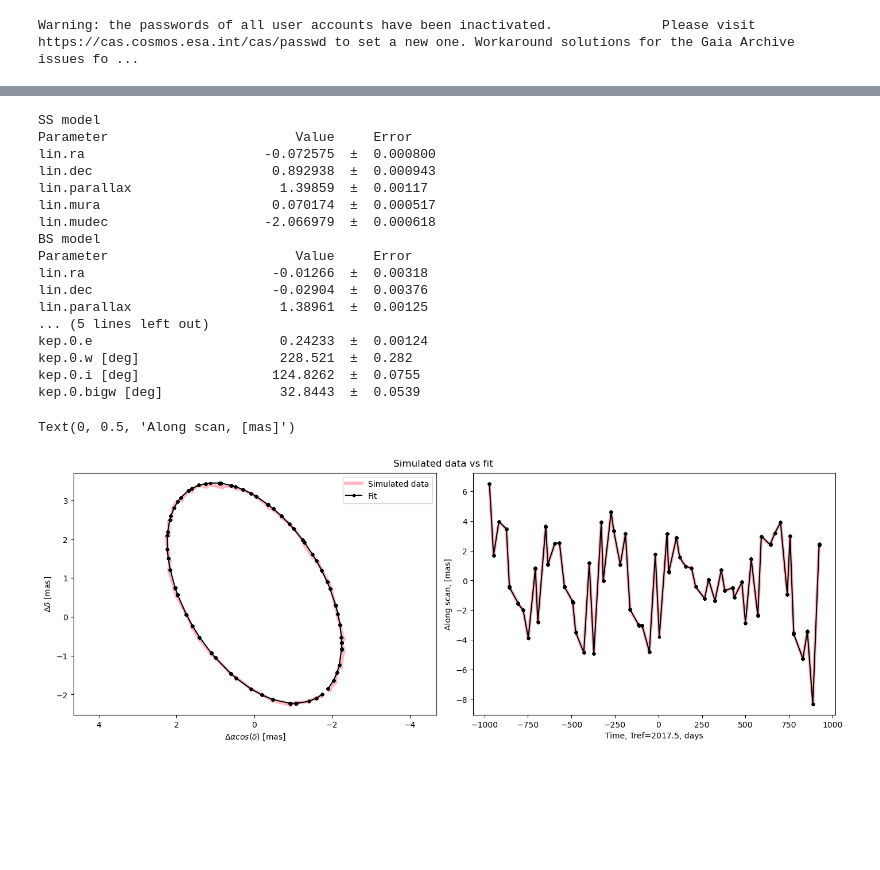
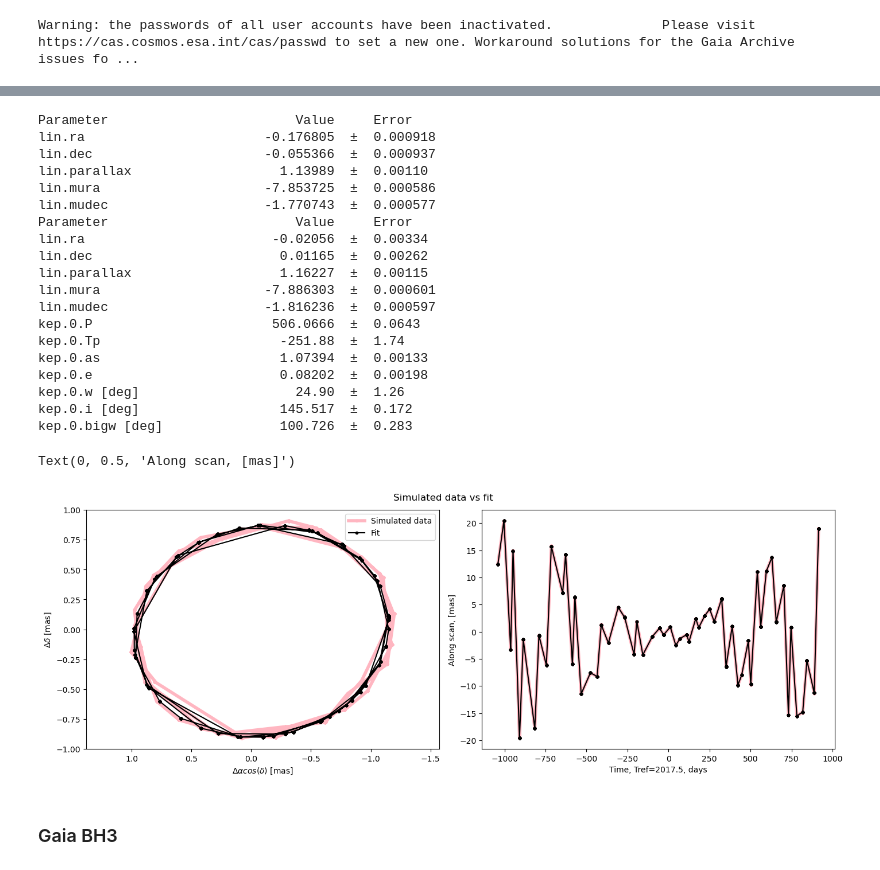
Before and after one commit to katsivkova/simbinary, a Jupyter notebook: examples/example.ipynb, the cells around one changed output, grey strips where cells are left out. Cells and saved outputs as stored; diff of their text form; code cells hidden in the pictures; blank space fills up the shorter version.

Commit message:
jupiter notebook update

```diff
--- a/examples/example.ipynb
+++ b/examples/example.ipynb
@@ -17,23 +11,22 @@ Warning: the passwords of all user accounts have been inactivated.
 # %%
-params = {'Object': 'V1334 Cyg', #simbad resolved name
+params = {'Object': 'S Mus', #simbad resolved name
 # 'id3': 11111..., if no gaia resolved name, write gaia dr3 id here
  'type': 'cepheid', # can be 'binary' or 'BH'
- 'P': 1932.8,
- 'a': 8.54,
- 'e': 0.233,
- 'i': 124.94,
- 'Omega': 213.17,
- 'w': 229.8,
- 'T0': 2453316.75,
- 'q': 0.942,
- 'pll': 1.388,
- 'Vcomp': 7.99 # mandatory for types cepheid and binary
+ 'P': 506.3,
+ 'a': 2.95,
+ 'e': 0.088,
+ 'i': 144.7,
+ 'Omega': 99.6,
+ 'w': 194.8,
+ 'T0': 2457165.9,
+ 'q': 0.885,
+ 'pll': 1.167,
+ 'Vcomp': 8.2 # mandatory for types cepheid and binary
 }
 # %%
-sb = sim.SimBinary(params, DataRelease = 4) # DataRelease from 1 to 5
+sb = SimBinary(params, DataRelease = 4) # DataRelease from 1 to 5
 
-w_bs = sb.SimDR4() # simulated along scan points
-sim_astrometry = sb.get_dataframe(data_dir) # a dataframe
+sim_astrometry = sb.get_dataframe() # a dataframe with Gaia-like data
 # %% [output]
 Gaia DR3 ID added with Simbad
 RA/DEC coordinates added with Gaia DR3
@@ -52,45 +49,50 @@ sb.PlotSim(plot_dir) # plot. plot_dir is optional
 # %%
-nt = sim.notebookDR4(params['Object'], sb.id3) # initialize fitting
-nt.load_dataframe(sim_astrometry) # give data to fit
-fit_parameters = nt.fitthething(fit_dir) # fit. fit_dir is optional
+fG = fitGaia(params['Object'], DataRelease=4) # initialize fitting
+fG.load_dataframe(sim_astrometry) # give data to fit, can be a dataframe from simulations or a file
+# fG.load_file(self, filename_to_use) if needed from a file
+fit_parameters = fG.fit_kepmodel() # fit using kepmodel. fit_dir to save resulting parameters
 # %% [output]
-SS model
 Parameter                        Value     Error
-lin.ra                       -0.072575  ±  0.000800
-lin.dec                       0.892938  ±  0.000943
-lin.parallax                   1.39859  ±  0.00117
-lin.mura                      0.070174  ±  0.000517
-lin.mudec                    -2.066979  ±  0.000618
-BS model
+lin.ra                       -0.176805  ±  0.000918
+lin.dec                      -0.055366  ±  0.000937
+lin.parallax                   1.13989  ±  0.00110
+lin.mura                     -7.853725  ±  0.000586
+lin.mudec                    -1.770743  ±  0.000577
 Parameter                        Value     Error
-lin.ra                        -0.01266  ±  0.00318
-lin.dec                       -0.02904  ±  0.00376
-lin.parallax                   1.38961  ±  0.00125
-... (5 lines left out)
-kep.0.e                        0.24233  ±  0.00124
-kep.0.w [deg]                  228.521  ±  0.282
-kep.0.i [deg]                 124.8262  ±  0.0755
-kep.0.bigw [deg]               32.8443  ±  0.0539
+lin.ra                        -0.02056  ±  0.00334
+lin.dec                        0.01165  ±  0.00262
+lin.parallax                   1.16227  ±  0.00115
+lin.mura                     -7.886303  ±  0.000601
+lin.mudec                    -1.816236  ±  0.000597
+kep.0.P                       506.0666  ±  0.0643
+kep.0.Tp                       -251.88  ±  1.74
+kep.0.as                       1.07394  ±  0.00133
+kep.0.e                        0.08202  ±  0.00198
+kep.0.w [deg]                    24.90  ±  1.26
+kep.0.i [deg]                  145.517  ±  0.172
+kep.0.bigw [deg]               100.726  ±  0.283
 # %%
-w_fit = nt.keplerian_model.model() # fitted along scan
-ra_fit, dec_fit = sim.orbit2(fit_parameters, sb.reltimes.value) # fitted
-ra_ph, dec_ph = sb.ra_ph, sb.dec_ph # sim data
+w_fit = fG.keplerian_model.model() # fitted along scan
+ra_fit, dec_fit = sb.orbit(fit_parameters, sb.reltimes) # fitted
+ra_ph, dec_ph = sb.Data['ra_ph'], sb.Data['dec_ph'] # photocentric orbit
 
 fig, axs = plt.subplots(1,2, figsize=(14, 5), constrained_layout=True)
 ax1, ax2 = axs
 fig.suptitle('Simulated data vs fit')
 ax1.plot(ra_ph, dec_ph, label = 'Simulated data', marker='.', lw = 4, color='lightpink')
 ax1.plot(ra_fit, dec_fit, label = 'Fit', marker='.', color = 'black')
 ax1.set_aspect('equal', adjustable='datalim')
 ax1.xaxis.set_inverted(True)
 ax1.set_xlabel(r'$\Delta \alpha cos(\delta)$ [mas]')
 ax1.set_ylabel(r'$\Delta \delta$ [mas]')
 ax1.legend()
 
-ax2.plot(sb.reltimes.value, w_bs, marker='.', lw = 4, color='lightpink')
-ax2.plot(sb.reltimes.value, w_fit, marker='.', color = 'black')
+ax2.plot(sb.reltimes, sb.w_bs, marker='.', lw = 4, color='lightpink')
+ax2.plot(sb.reltimes, w_fit, marker='.', color = 'black')
 ax2.set_xlabel(f'Time, Tref={sb.Tref}, days')
 ax2.set_ylabel('Along scan, [mas]')
 # %% [output]
 Text(0, 0.5, 'Along scan, [mas]')
-[figure, old version]
+[figure, new version]
+# %% [markdown]
+### Gaia BH3
```
Also changed, not shown: parts of 8 cells of this notebook, 2 other files.
